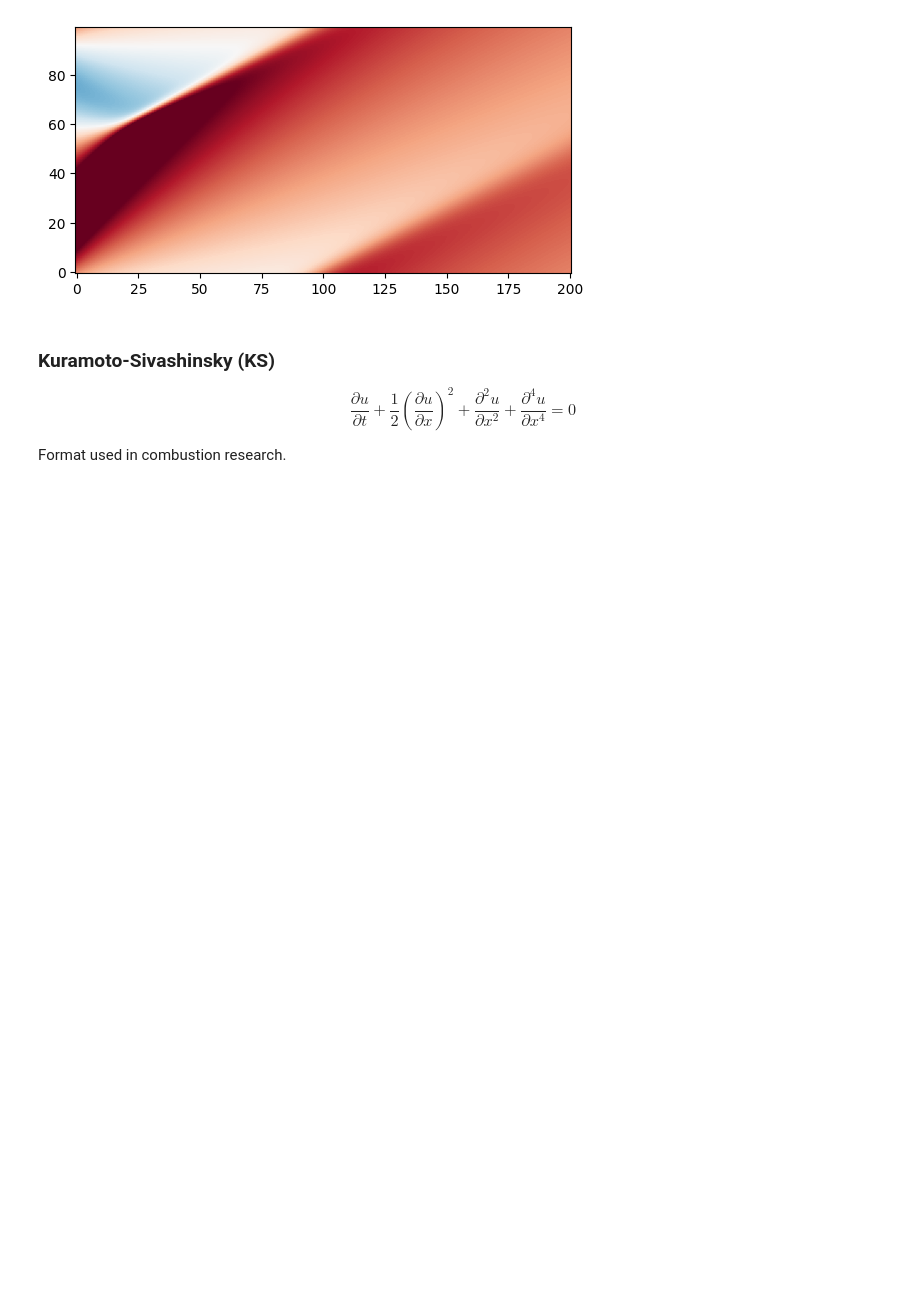
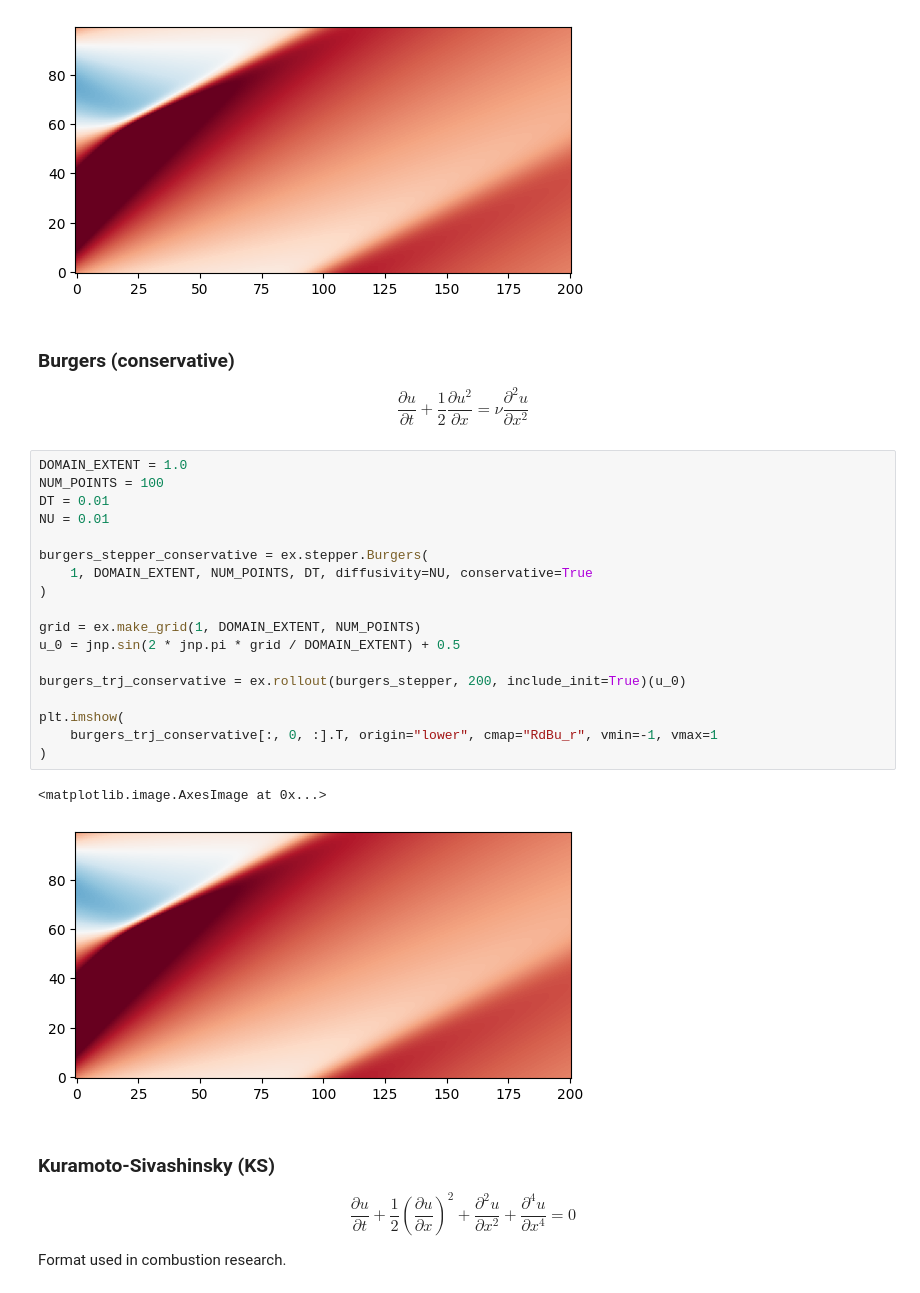
Before and after one commit to Ceyron/exponax, a Jupyter notebook: docs/examples/solver_showcase_1d.ipynb, the cells around one changed output. Saved outputs shown, nothing was run; the diff lists cells and outputs as text; blank space fills up the shorter version.

```diff
--- a/docs/examples/solver_showcase_1d.ipynb
+++ b/docs/examples/solver_showcase_1d.ipynb
@@ -191,6 +189,31 @@ plt.imshow(burgers_trj[:, 0, :].T, origin="lower", cmap="RdBu_r", vmin=-1, vmax=
 # %% [output]
 <matplotlib.image.AxesImage at 0x...>
 [figure]
+# %% [markdown]
+### Burgers (conservative)
+
+$$ \frac{\partial u}{\partial t} + \frac{1}{2} \frac{\partial u^2}{\partial x} = \nu \frac{\partial^2 u}{\partial x^2} $$
+# %%
+DOMAIN_EXTENT = 1.0
+NUM_POINTS = 100
+DT = 0.01
+NU = 0.01
+
+burgers_stepper_conservative = ex.stepper.Burgers(
+    1, DOMAIN_EXTENT, NUM_POINTS, DT, diffusivity=NU, conservative=True
+)
+
+grid = ex.make_grid(1, DOMAIN_EXTENT, NUM_POINTS)
+u_0 = jnp.sin(2 * jnp.pi * grid / DOMAIN_EXTENT) + 0.5
+
+burgers_trj_conservative = ex.rollout(burgers_stepper, 200, include_init=True)(u_0)
+
+plt.imshow(
+    burgers_trj_conservative[:, 0, :].T, origin="lower", cmap="RdBu_r", vmin=-1, vmax=1
+)
+# %% [output]
+<matplotlib.image.AxesImage at 0x...>
+[figure, added]
 # %% [markdown]
 ### Kuramoto-Sivashinsky (KS)
 
```
Also changed, not shown: parts of 14 cells of this notebook.
